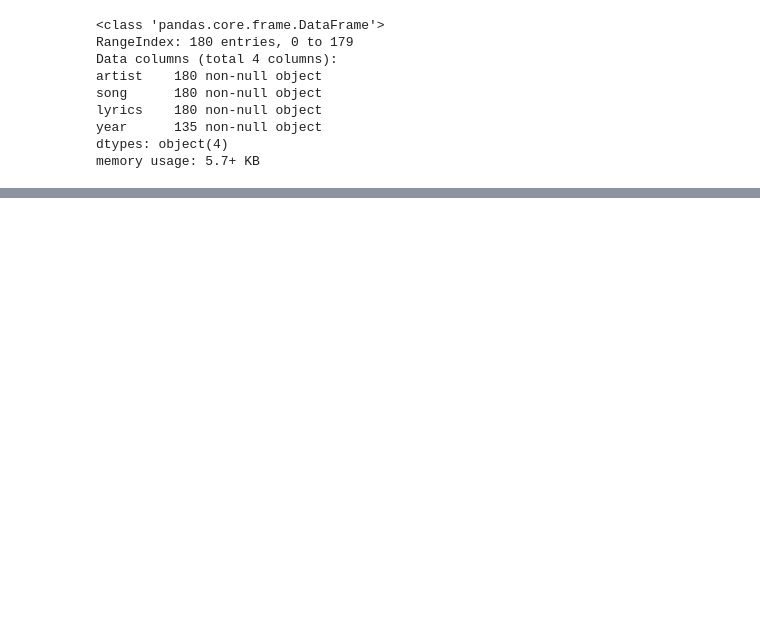
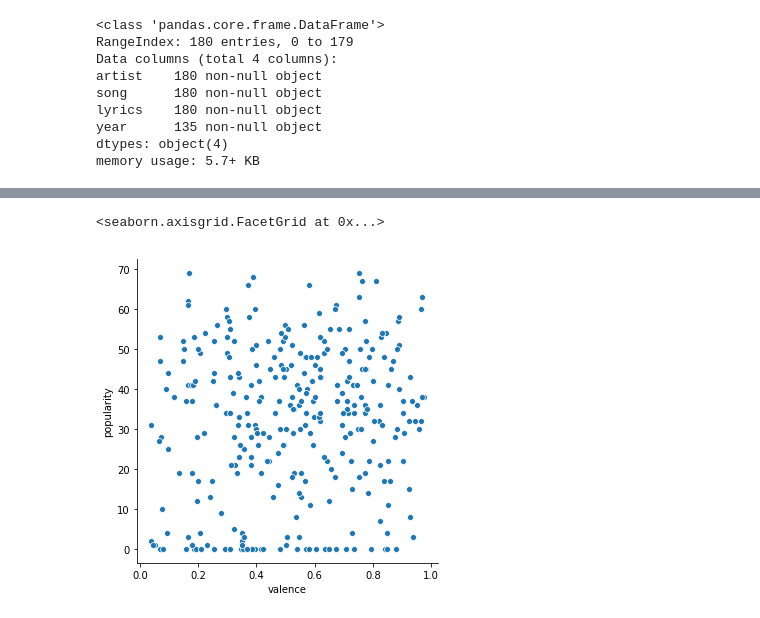
Before and after one commit to colinspear/music-dashboard, a Jupyter notebook: eda.ipynb, the cells around one changed output, grey strips where cells are left out. Drawn from its saved outputs; the diff is of its cells as text; code cells hidden in the pictures; blank space fills up the shorter version.

```diff
--- a/eda.ipynb
+++ b/eda.ipynb
@@ -37,0 +46,5 @@ memory usage: 60.4+ KB
+# %%
+sns.relplot('valence', 'popularity', data=spotify_df)
+# %% [output]
+<seaborn.axisgrid.FacetGrid at 0x...>
+[figure, added]
```
Also changed, not shown: parts of 7 cells of this notebook, 2 other files.
